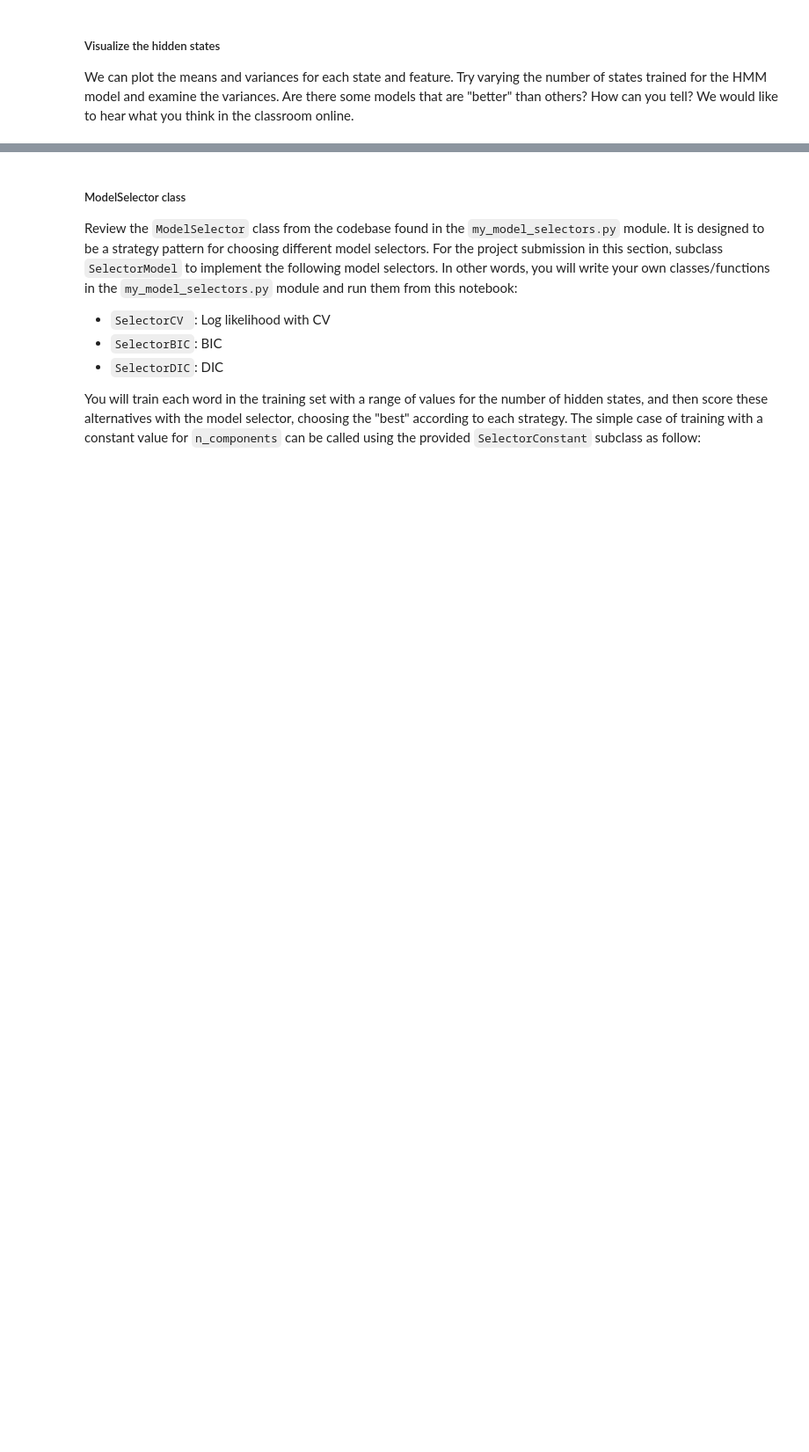
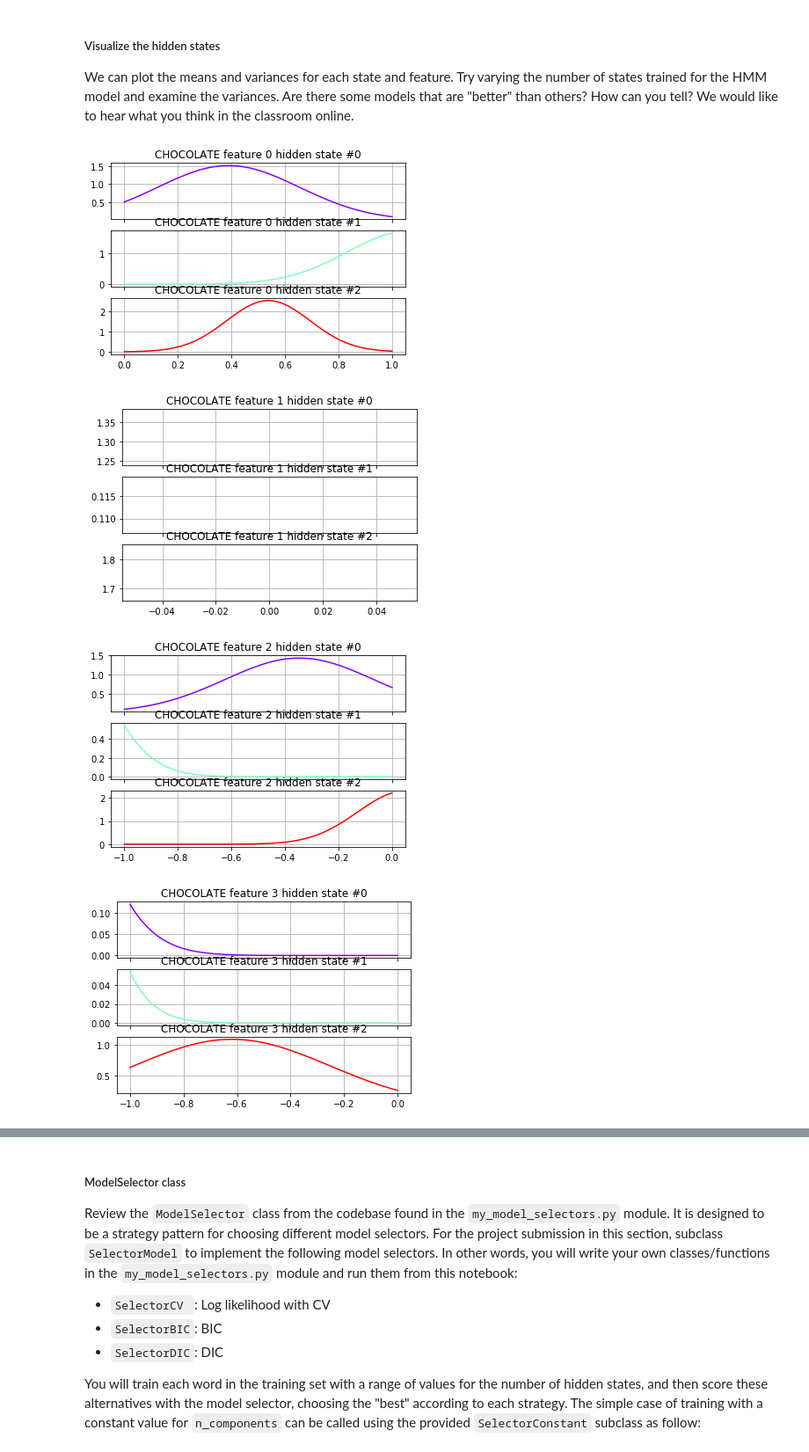
Before and after one commit to elmaso/AIND-Recognizer-master, a Jupyter notebook: asl_recognizer.ipynb, the cells around one changed output, grey strips where cells are left out. Shown: that part at 88% size. Drawn from its saved outputs; the diff is of its cells as text; code cells hidden in the pictures; blank space fills up the shorter version.

```diff
--- a/asl_recognizer.ipynb
+++ b/asl_recognizer.ipynb
@@ -406,0 +418,20 @@ print("logL = {}".format(logL))
+# %%
+my_testword = 'CHOCOLATE'
+model, logL = train_a_word(my_testword, 3, features_ground) # Experiment here with different parameters
+show_model_stats(my_testword, model)
+print("logL = {}".format(logL))
+
+print('\n\n**** trying features_norm ' )
+
+my_testword = 'CHOCOLATE'
+model, logL = train_a_word(my_testword, 3, features_norm) # Experiment here with different parameters
+show_model_stats(my_testword, model)
+print("logL = {}".format(logL))
+
+print('\n\n**** trying other words and features (4)' )
+
+#Try other words Think Future
+my_testword2 = 'FUTURE'
+model2, logL = train_a_word(my_testword, 4, features_custom) # Experiment here with different parameters
+show_model_stats(my_testword2, model2)
+print("logL = {}".format(logL))
@@ -412,26 +461,33 @@ We can plot the means and variances for each state and feature.  Try varying the
 # %%
 import math
 from matplotlib import (cm, pyplot as plt, mlab)
 
 def visualize(word, model):
     """ visualize the input model for a particular word """
     variance=np.array([np.diag(model.covars_[i]) for i in range(model.n_components)])
     figures = []
     for parm_idx in range(len(model.means_[0])):
         xmin = int(min(model.means_[:,parm_idx]) - max(variance[:,parm_idx]))
         xmax = int(max(model.means_[:,parm_idx]) + max(variance[:,parm_idx]))
         fig, axs = plt.subplots(model.n_components, sharex=True, sharey=False)
         colours = cm.rainbow(np.linspace(0, 1, model.n_components))
         for i, (ax, colour) in enumerate(zip(axs, colours)):
             x = np.linspace(xmin, xmax, 100)
             mu = model.means_[i,parm_idx]
             sigma = math.sqrt(np.diag(model.covars_[i])[parm_idx])
             ax.plot(x, mlab.normpdf(x, mu, sigma), c=colour)
             ax.set_title("{} feature {} hidden state #{}".format(word, parm_idx, i))
 
             ax.grid(True)
         figures.append(plt)
     for p in figures:
         p.show()
 
 visualize(my_testword, model)
+
+visualize(my_testword2, model2)
+# %% [output]
+[figure, added]
+[figure, added]
+[figure, added]
+[figure, added]
```
Also changed, not shown: parts of 13 cells of this notebook, 1 other file.
